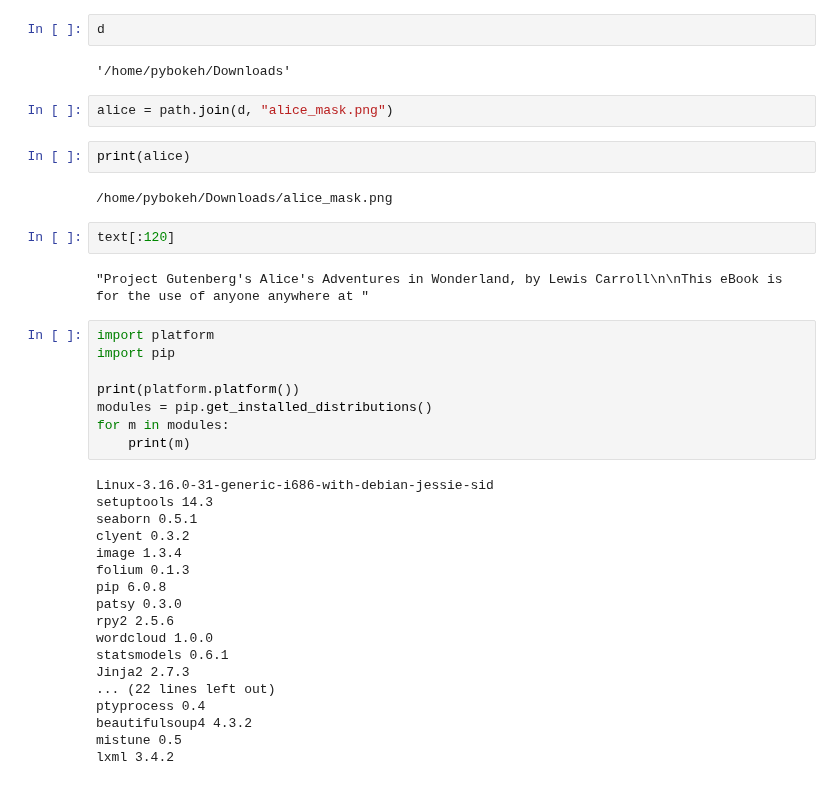
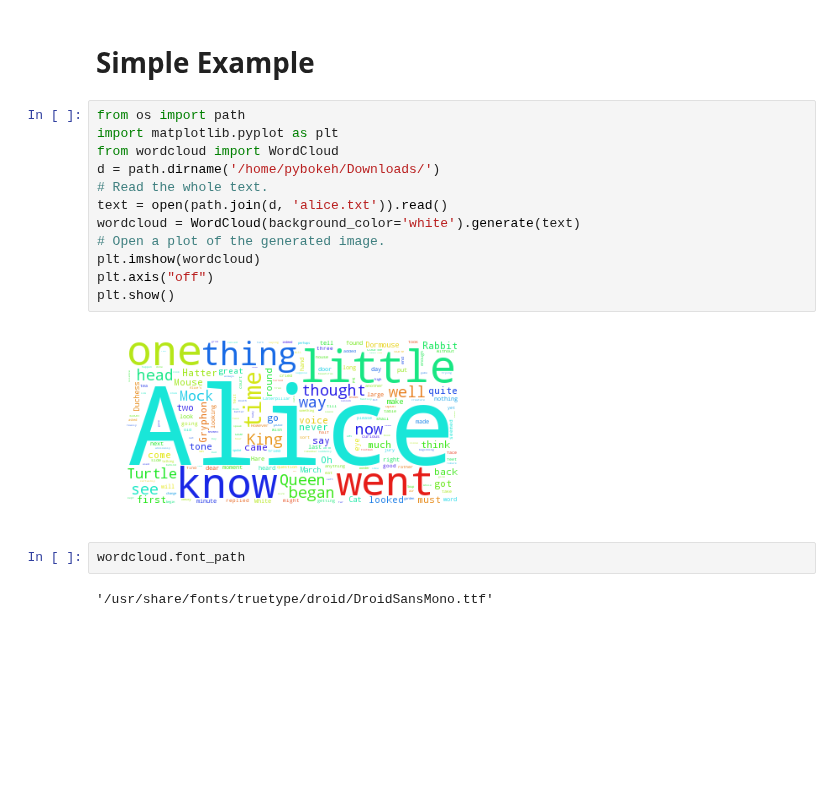
Before and after one commit to pybokeh/jupyter_notebooks, a Jupyter notebook: word_cloud/Python_WordCloud.ipynb, the cells around one changed output. Cells and saved outputs as stored; diff of their text form; blank space fills up the shorter version.

```diff
--- a/word_cloud/Python_WordCloud.ipynb
+++ b/word_cloud/Python_WordCloud.ipynb
@@ -50,41 +33,21 @@ plt.show()
 [figure]
-# %%
-d
-# %% [output]
-'/home/pybokeh/Downloads'
-# %%
-alice = path.join(d, "alice_mask.png")
-# %%
-print(alice)
-# %% [output]
-/home/pybokeh/Downloads/alice_mask.png
-# %%
-text[:120]
-# %% [output]
-"Project Gutenberg's Alice's Adventures in Wonderland, by Lewis Carroll\n\nThis eBook is for the use of anyone anywhere at "
-# %%
-import platform
-import pip
-
-print(platform.platform())
-modules = pip.get_installed_distributions()
-for m in modules:
-    print(m)
-# %% [output]
-Linux-3.16.0-31-generic-i686-with-debian-jessie-sid
-setuptools 14.3
-seaborn 0.5.1
-clyent 0.3.2
-image 1.3.4
-folium 0.1.3
-pip 6.0.8
-patsy 0.3.0
-rpy2 2.5.6
-wordcloud 1.0.0
-statsmodels 0.6.1
-Jinja2 2.7.3
-... (22 lines left out)
-ptyprocess 0.4
-beautifulsoup4 4.3.2
-mistune 0.5
-lxml 3.4.2
+# %% [markdown]
+# Simple Example
+# %%
+from os import path
+import matplotlib.pyplot as plt
+from wordcloud import WordCloud
+d = path.dirname('/home/pybokeh/Downloads/')
+# Read the whole text.
+text = open(path.join(d, 'alice.txt')).read()
+wordcloud = WordCloud(background_color='white').generate(text)
+# Open a plot of the generated image.
+plt.imshow(wordcloud)
+plt.axis("off")
+plt.show()
+# %% [output]
+[figure, added]
+# %%
+wordcloud.font_path
+# %% [output]
+'/usr/share/fonts/truetype/droid/DroidSansMono.ttf'
```
Also changed, not shown: parts of 7 cells of this notebook, 1 other file.
